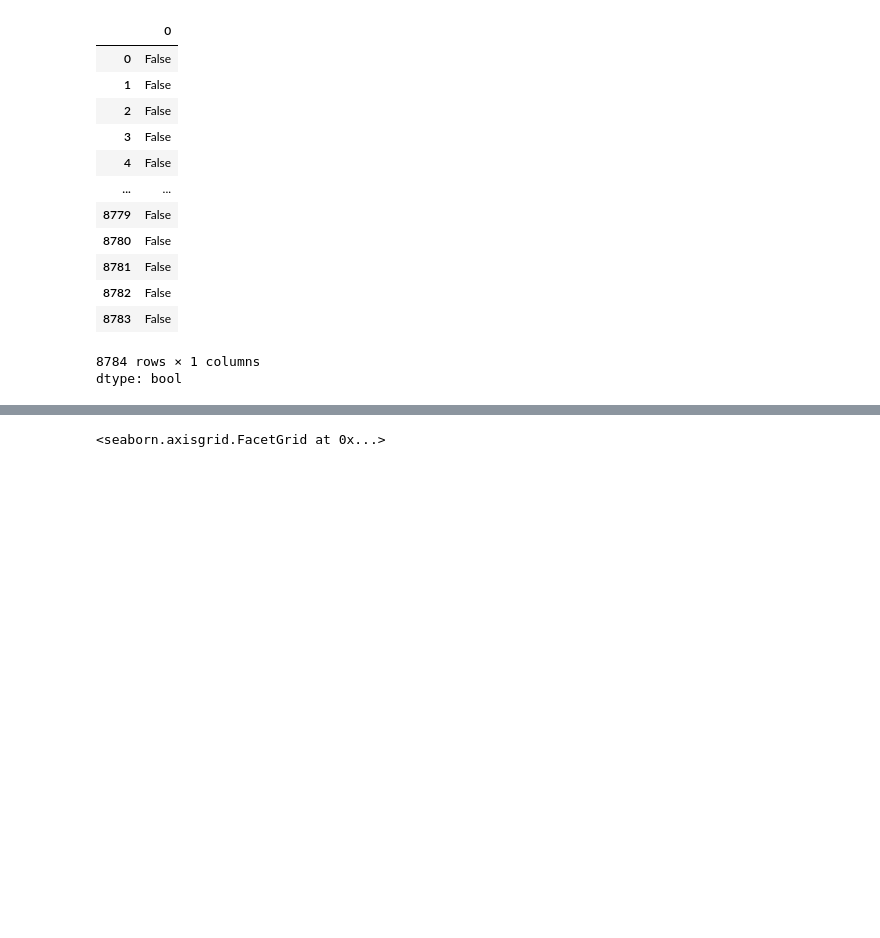
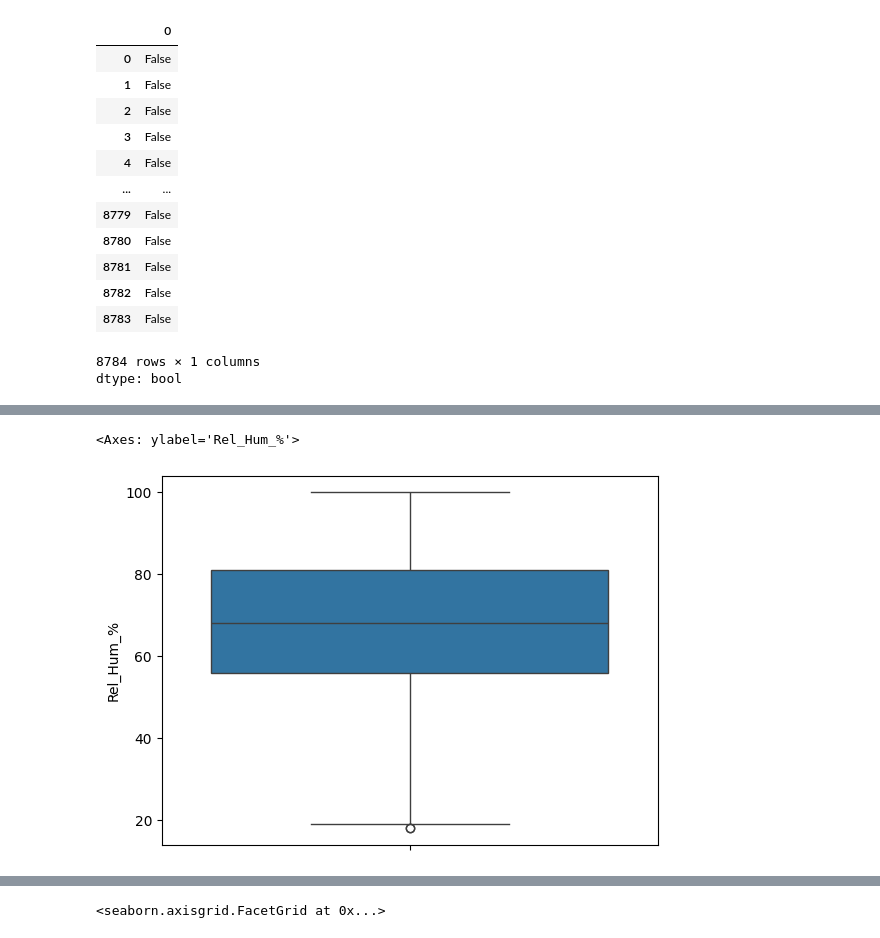
Before and after one commit to johnkinuthiaa/lux-Dev-Data-science-challenges, a Jupyter notebook: lux_assignment.ipynb, the cells around one changed output, grey strips where cells are left out. Drawn from its saved outputs; the diff is of its cells as text; code cells hidden in the pictures; blank space fills up the shorter version.

```diff
--- a/lux_assignment.ipynb
+++ b/lux_assignment.ipynb
@@ -207,0 +218,5 @@ df.boxplot(grid=False, rot=45, fontsize=15)
+# %%
+sns.boxplot(df['Rel_Hum_%'])
+# %% [output]
+<Axes: ylabel='Rel_Hum_%'>
+[figure, added]
```
Also changed, not shown: parts of 5 cells of this notebook.
